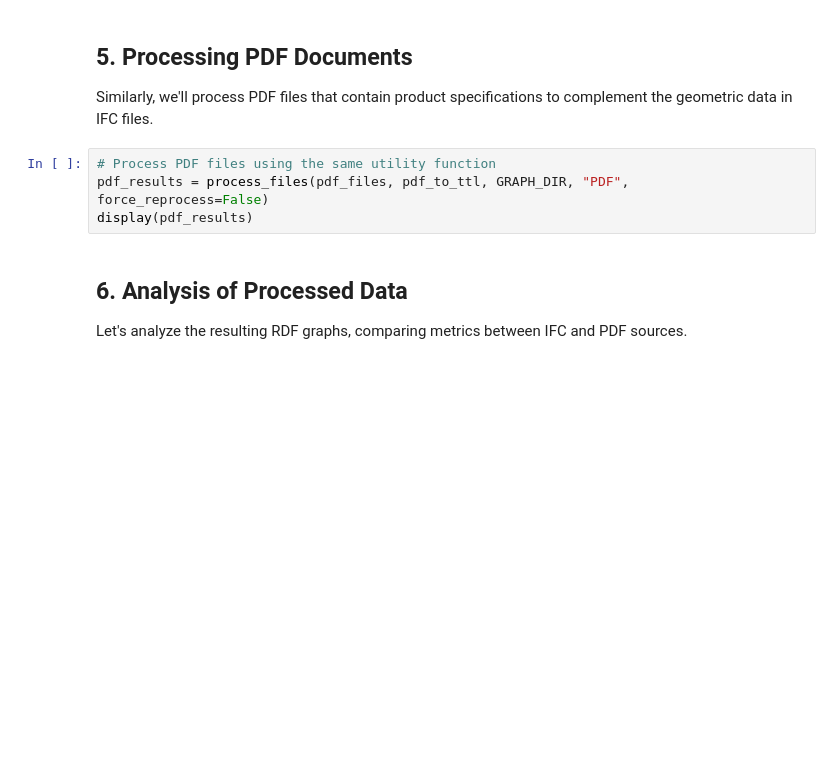
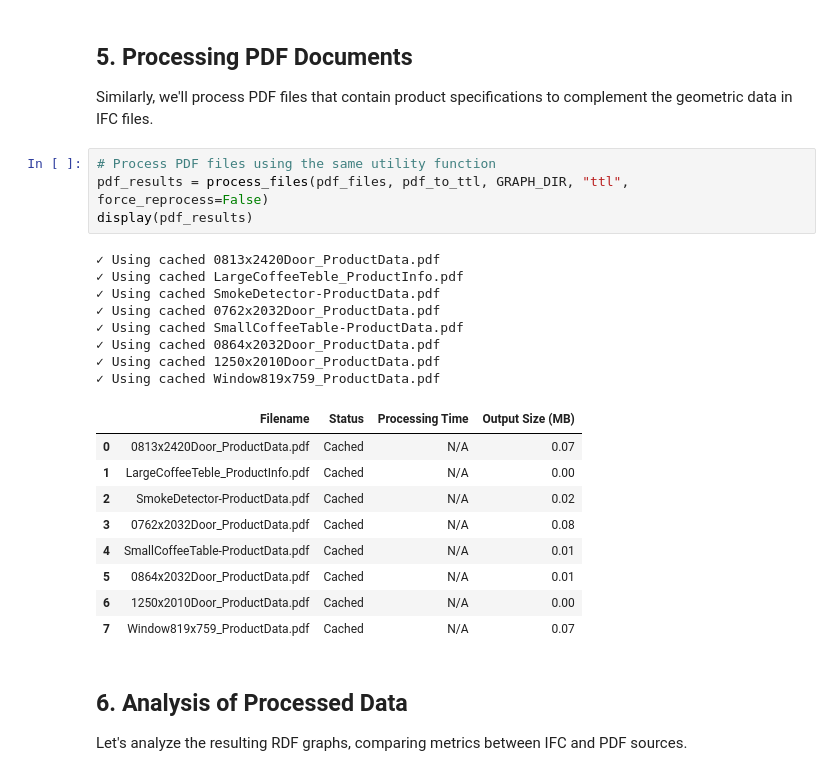
Before and after one commit to qaecy/bilt2025, a Jupyter notebook: notebooks/01_data_integration.ipynb, the cells around one changed output. Drawn from its saved outputs; the diff is of its cells as text; blank space fills up the shorter version.

```diff
--- a/notebooks/01_data_integration.ipynb
+++ b/notebooks/01_data_integration.ipynb
@@ -193,8 +230,26 @@ display(ifc_results)
 Similarly, we'll process PDF files that contain product specifications to complement the geometric data in IFC files.
 # %%
 # Process PDF files using the same utility function
-pdf_results = process_files(pdf_files, pdf_to_ttl, GRAPH_DIR, "PDF", force_reprocess=False)
+pdf_results = process_files(pdf_files, pdf_to_ttl, GRAPH_DIR, "ttl", force_reprocess=False)
 display(pdf_results)
+# %% [output]
+✓ Using cached 0813x2420Door_ProductData.pdf
+✓ Using cached LargeCoffeeTeble_ProductInfo.pdf
+✓ Using cached SmokeDetector-ProductData.pdf
+✓ Using cached 0762x2032Door_ProductData.pdf
+✓ Using cached SmallCoffeeTable-ProductData.pdf
+✓ Using cached 0864x2032Door_ProductData.pdf
+✓ Using cached 1250x2010Door_ProductData.pdf
+✓ Using cached Window819x759_ProductData.pdf
+|  | Filename | Status | Processing Time | Output Size (MB) |
+| 0 | 0813x2420Door_ProductData.pdf | Cached | N/A | 0.07 |
+| 1 | LargeCoffeeTeble_ProductInfo.pdf | Cached | N/A | 0.00 |
+| 2 | SmokeDetector-ProductData.pdf | Cached | N/A | 0.02 |
+| 3 | 0762x2032Door_ProductData.pdf | Cached | N/A | 0.08 |
+| 4 | SmallCoffeeTable-ProductData.pdf | Cached | N/A | 0.01 |
+| 5 | 0864x2032Door_ProductData.pdf | Cached | N/A | 0.01 |
+| 6 | 1250x2010Door_ProductData.pdf | Cached | N/A | 0.00 |
+| 7 | Window819x759_ProductData.pdf | Cached | N/A | 0.07 |
 # %% [markdown]
 ## 6. Analysis of Processed Data
 
```
Also changed, not shown: parts of 11 cells of this notebook, 15 other files.
